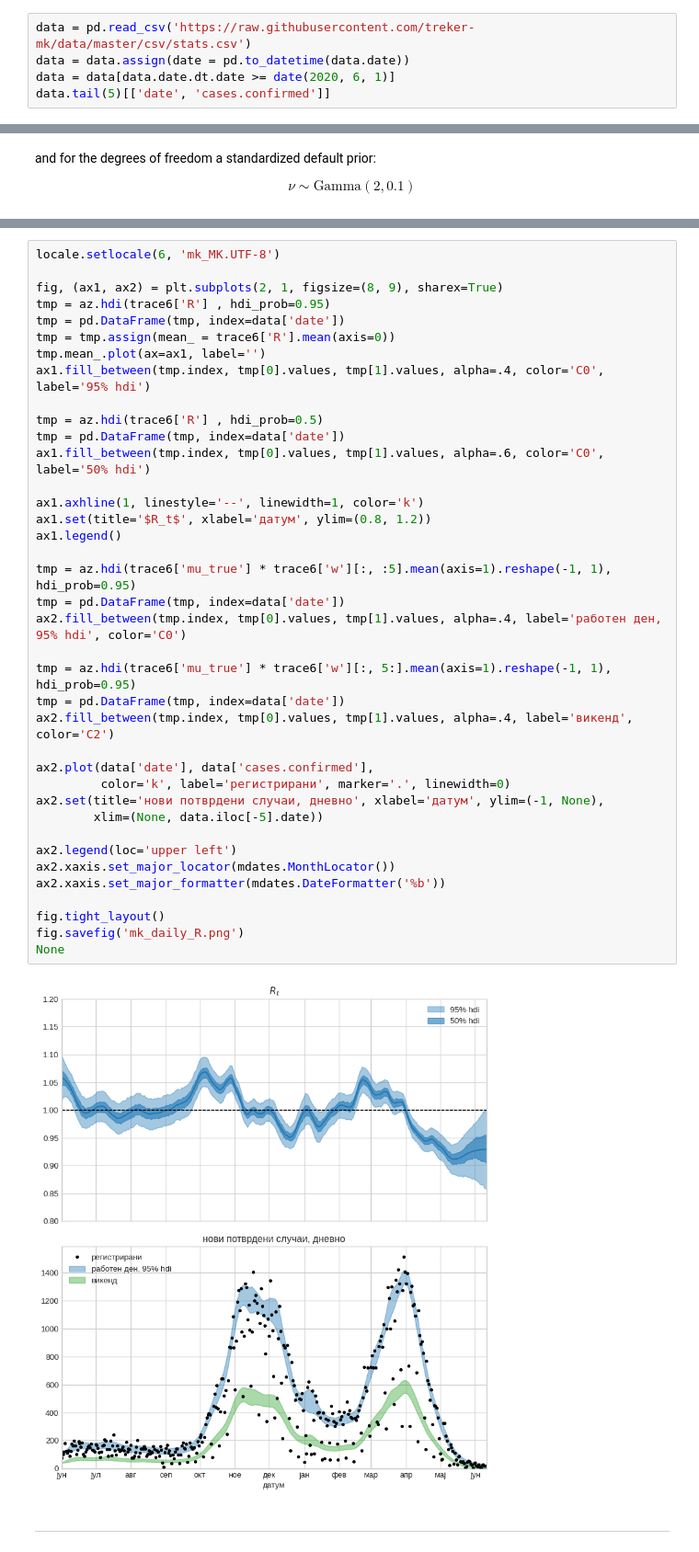
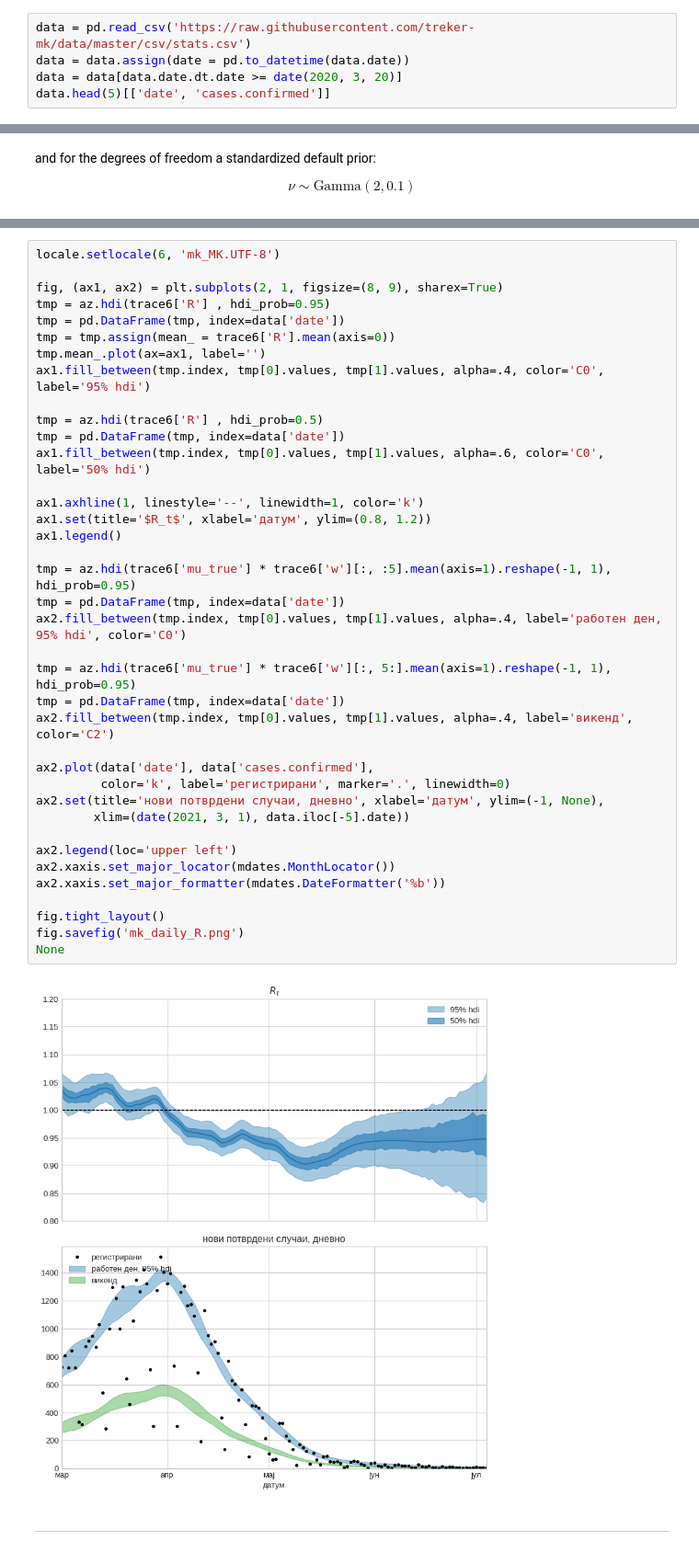
Before and after one commit to petrushev/bayesian-modeling, a Jupyter notebook: 07 covid19/simple-MK.ipynb, the cells around one changed output, grey strips where cells are left out. Shown at 92% size. Drawn from its saved outputs; the diff is of its cells as text.

```diff
--- a/07 covid19/simple-MK.ipynb
+++ b/07 covid19/simple-MK.ipynb
@@ -18,7 +18,7 @@ plt.rcParams.update({'figure.figsize': [10, 5], 'figure.dpi': 95})
 # %%
 data = pd.read_csv('https://raw.githubusercontent.com/treker-mk/data/master/csv/stats.csv')
 data = data.assign(date = pd.to_datetime(data.date))
-data = data[data.date.dt.date >= date(2020, 6, 1)]
-data.tail(5)[['date', 'cases.confirmed']]
+data = data[data.date.dt.date >= date(2020, 3, 20)]
+data.head(5)[['date', 'cases.confirmed']]
 # %% [output]
 |  | date | cases.confirmed |
@@ -183,34 +183,34 @@ tmp.mean_.plot(ax=ax1, label='')
 ax1.fill_between(tmp.index, tmp[0].values, tmp[1].values, alpha=.4, color='C0', label='95% hdi')
 
 tmp = az.hdi(trace6['R'] , hdi_prob=0.5)
 tmp = pd.DataFrame(tmp, index=data['date'])
 ax1.fill_between(tmp.index, tmp[0].values, tmp[1].values, alpha=.6, color='C0', label='50% hdi')
 
 ax1.axhline(1, linestyle='--', linewidth=1, color='k')
 ax1.set(title='$R_t$', xlabel='датум', ylim=(0.8, 1.2))
 ax1.legend()
 
 tmp = az.hdi(trace6['mu_true'] * trace6['w'][:, :5].mean(axis=1).reshape(-1, 1), hdi_prob=0.95)
 tmp = pd.DataFrame(tmp, index=data['date'])
 ax2.fill_between(tmp.index, tmp[0].values, tmp[1].values, alpha=.4, label='работен ден, 95% hdi', color='C0')
 
 tmp = az.hdi(trace6['mu_true'] * trace6['w'][:, 5:].mean(axis=1).reshape(-1, 1), hdi_prob=0.95)
 tmp = pd.DataFrame(tmp, index=data['date'])
 ax2.fill_between(tmp.index, tmp[0].values, tmp[1].values, alpha=.4, label='викенд', color='C2')
 
 ax2.plot(data['date'], data['cases.confirmed'],
          color='k', label='регистрирани', marker='.', linewidth=0)
 ax2.set(title='нови потврдени случаи, дневно', xlabel='датум', ylim=(-1, None),
-        xlim=(None, data.iloc[-5].date))
+        xlim=(date(2021, 3, 1), data.iloc[-5].date))
 
 ax2.legend(loc='upper left')
 ax2.xaxis.set_major_locator(mdates.MonthLocator())
 ax2.xaxis.set_major_formatter(mdates.DateFormatter('%b'))
 
 fig.tight_layout()
 fig.savefig('mk_daily_R.png')
 None
 # %% [output]
-[figure, old version]
+[figure, new version]
 # %% [markdown]
 ---
```
Also changed, not shown: parts of 6 cells of this notebook, 2 other files.
